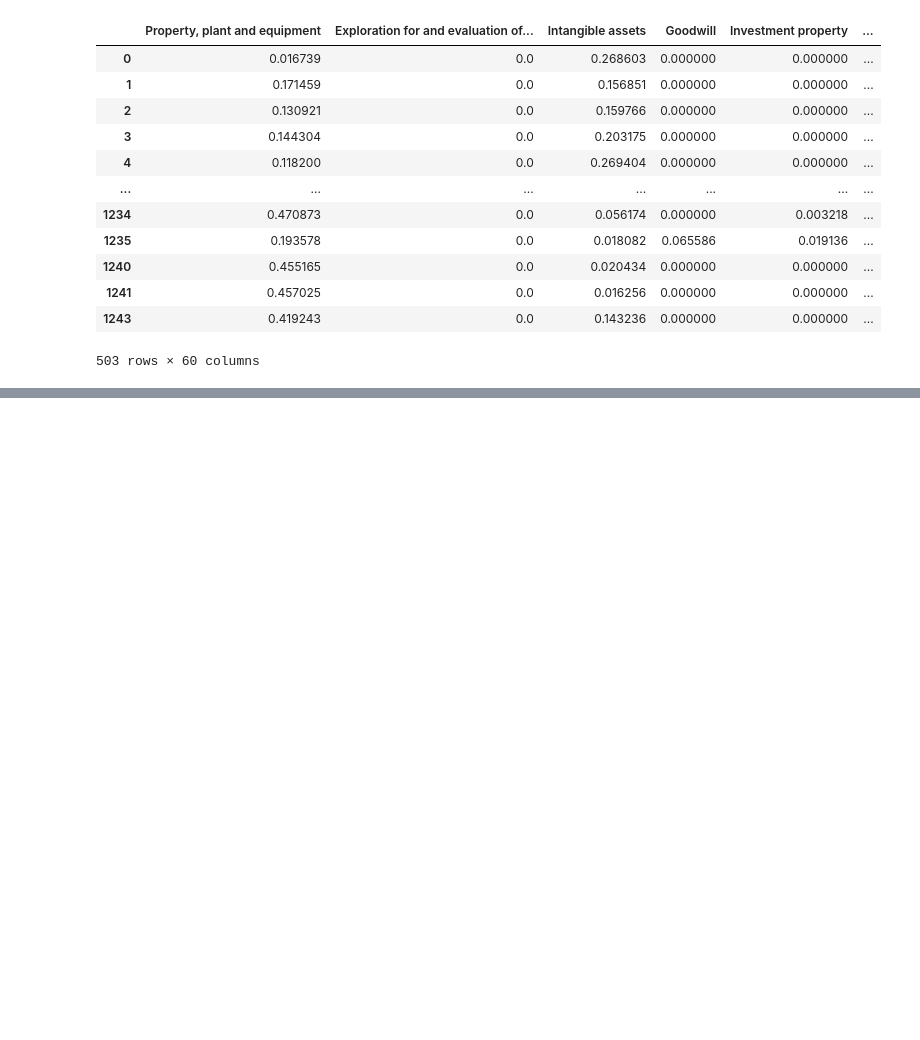
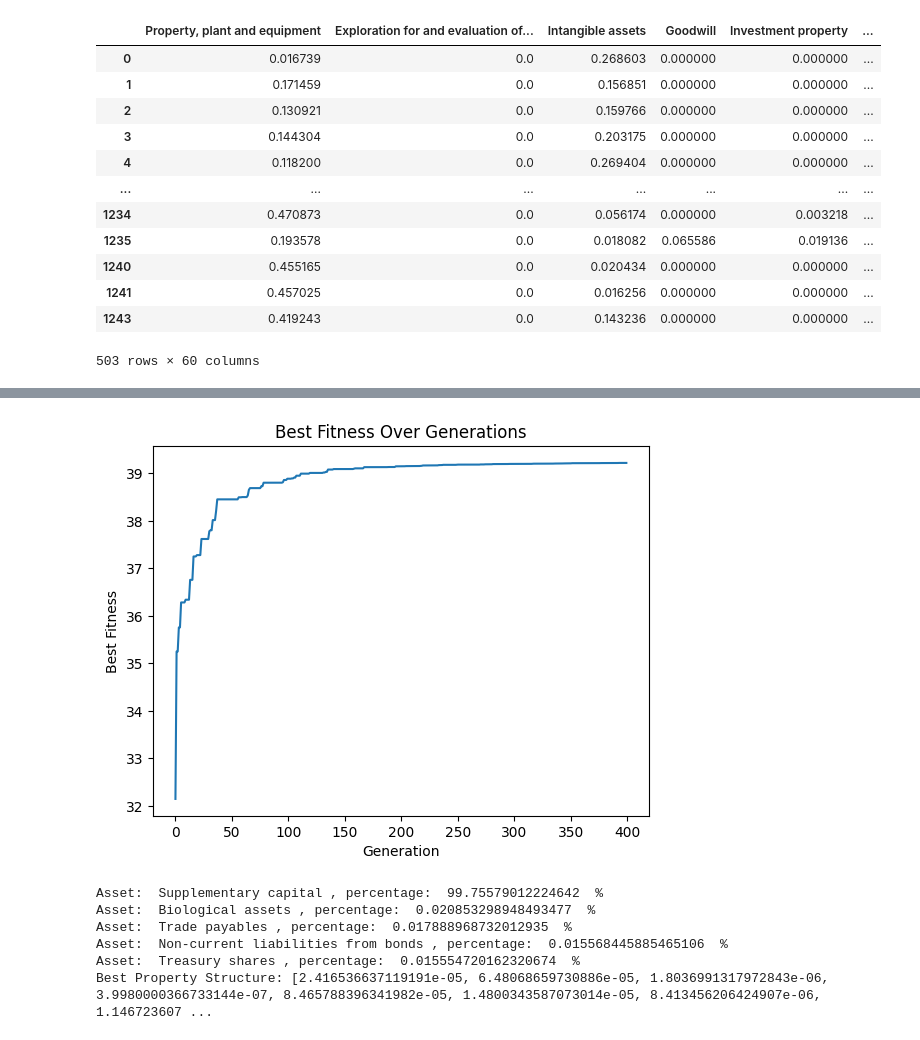
Before and after one commit to MehowBd/Evolutionary-optimization-of-the-capital-and-asset-structure, a Jupyter notebook: main.ipynb, the cells around one changed output, grey strips where cells are left out. Cells and saved outputs as stored; diff of their text form; code cells hidden in the pictures; blank space fills up the shorter version.

```diff
--- a/main.ipynb
+++ b/main.ipynb
@@ -260,0 +300,12 @@ Generation 158, Best Fitness: 3087.0722152588964, Best Individual: [0.4213034137
+# %%
+model = models['Support Vector Machine']
+best_property_structure = evolutionary_algorithm(num_generations, population_size, num_properties, mutation_rate, model)
+print('Best Property Structure:', best_property_structure)
+# %% [output]
+[figure, added]
+Asset:  Supplementary capital , percentage:  99.75579012224642  %
+Asset:  Biological assets , percentage:  0.020853298948493477  %
+Asset:  Trade payables , percentage:  0.017888968732012935  %
+Asset:  Non-current liabilities from bonds , percentage:  0.015568445885465106  %
+Asset:  Treasury shares , percentage:  0.015554720162320674  %
+Best Property Structure: [2.416536637119191e-05, 6.48068659730886e-05, 1.8036991317972843e-06, 3.9980000366733144e-07, 8.465788396341982e-05, 1.4800343587073014e-05, 8.413456206424907e-06, 1.146723607 ...
```
Also changed, not shown: parts of 6 cells of this notebook.
